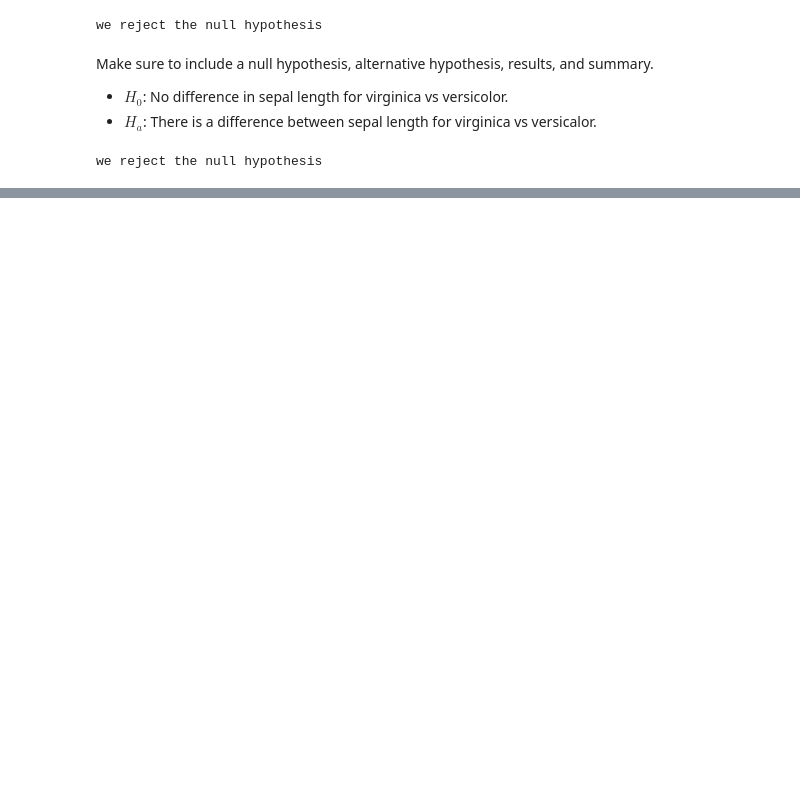
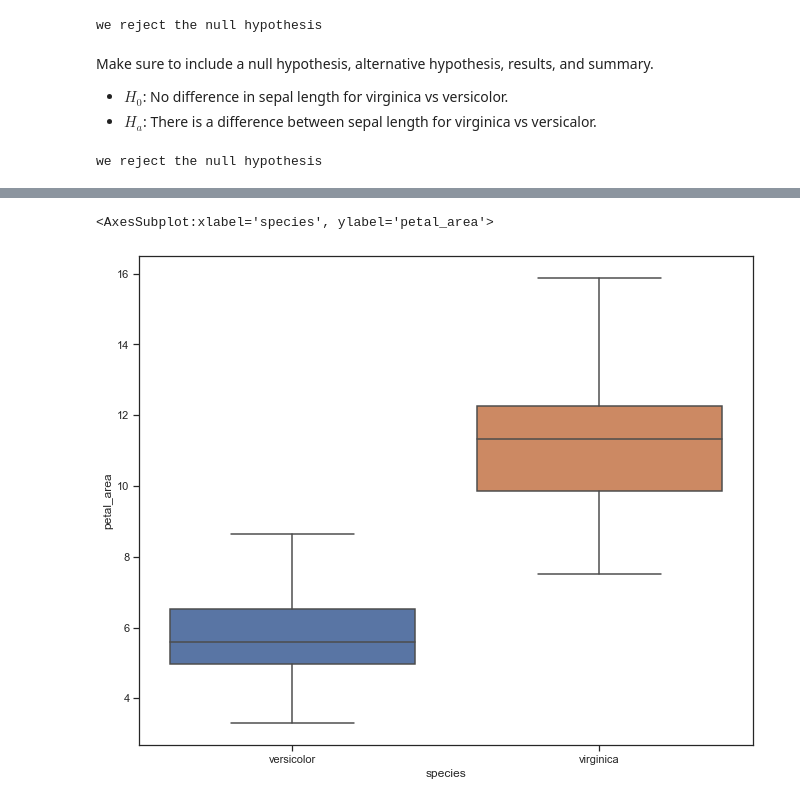
Before and after one commit to LinhQuach13/classification-exercises, a Jupyter notebook: classification_exercises.ipynb, the cells around one changed output, grey strips where cells are left out. Cells and saved outputs as stored; diff of their text form; code cells hidden in the pictures; blank space fills up the shorter version.

```diff
--- a/classification_exercises.ipynb
+++ b/classification_exercises.ipynb
@@ -509,0 +554,5 @@ y2= iris_train[iris_train.species == 'versicolor'].sepal_length.mean()
+# %%
+sns.boxplot(x=vs, y=pa)
+# %% [output]
+<AxesSubplot:xlabel='species', ylabel='petal_area'>
+[figure, added]
```
Also changed, not shown: parts of 9 cells of this notebook.
